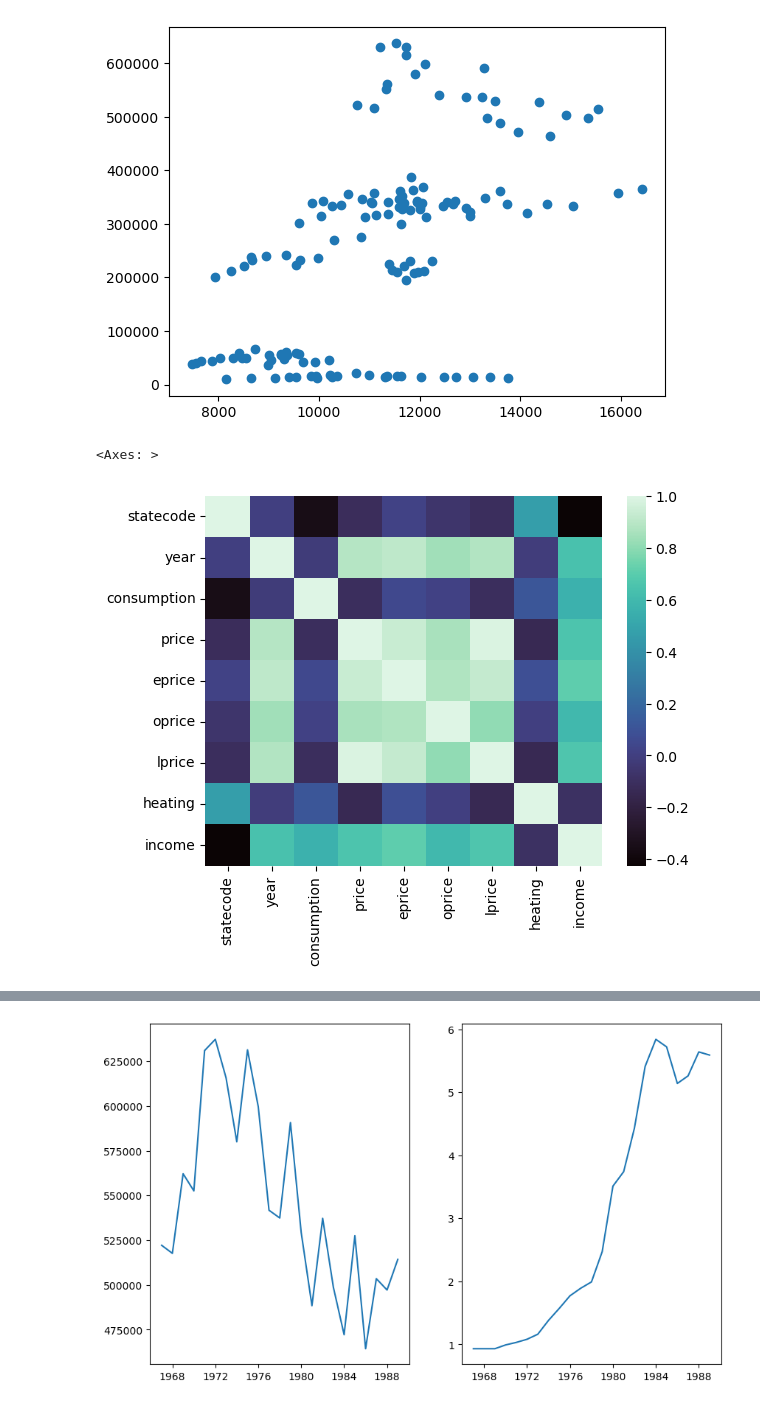
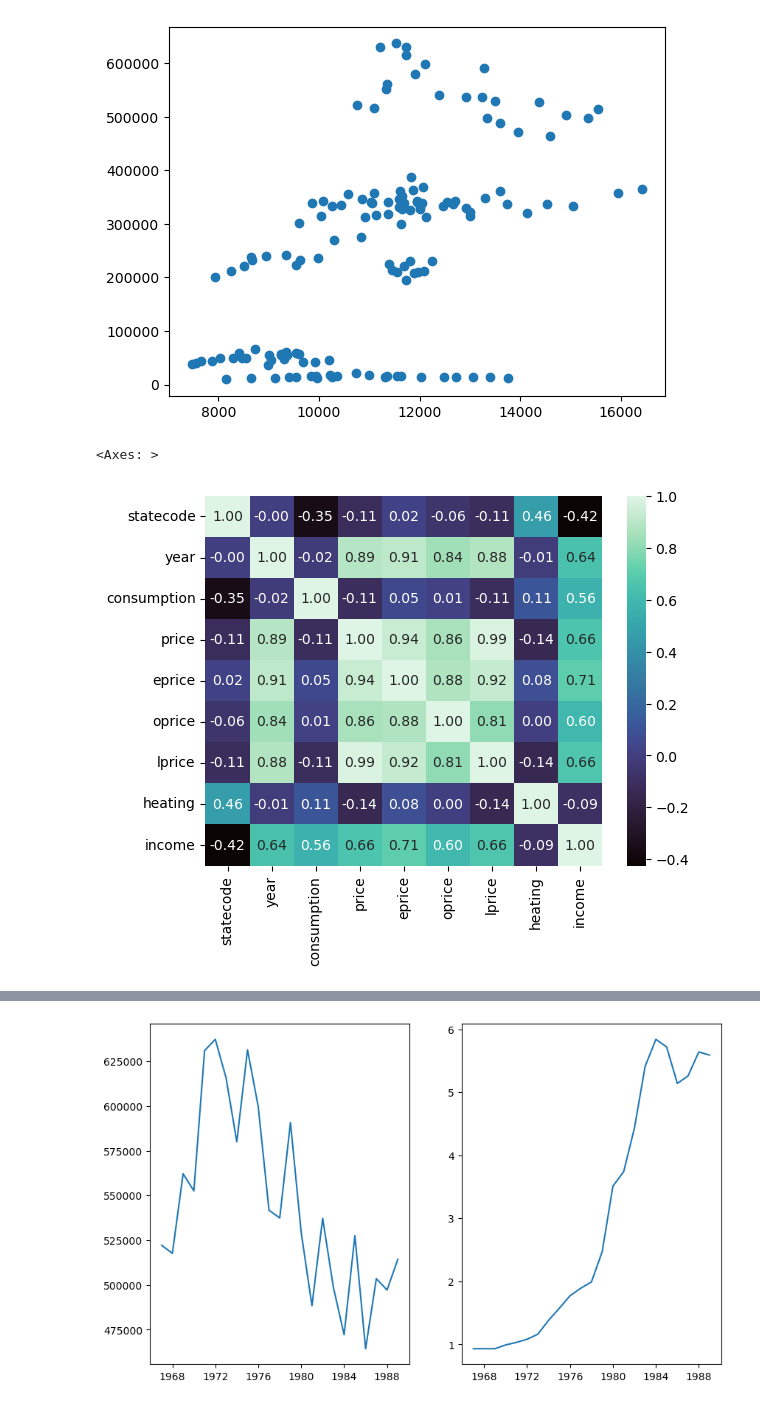
Before and after one commit to papaya147/exploratory-data-analysis, a Jupyter notebook: code.ipynb, the cells around one changed output, grey strips where cells are left out. Drawn from its saved outputs; the diff is of its cells as text; code cells hidden in the pictures.

```diff
--- a/code.ipynb
+++ b/code.ipynb
@@ -115,10 +118,10 @@ plt.show()
 # %%
 # multivariate analysis
 numeric_data = data.drop(["rownames", "state"], axis=1)
-sns.heatmap(numeric_data.corr(), cmap="mako")
+sns.heatmap(numeric_data.corr(), cmap="mako", annot=True, fmt=".2f")
 # %% [output]
 <Axes: >
-[figure, old version]
+[figure, new version]
 # %%
 # time series analysis
 ts_data = data.copy()
```
Also changed, not shown: parts of 10 cells of this notebook.
